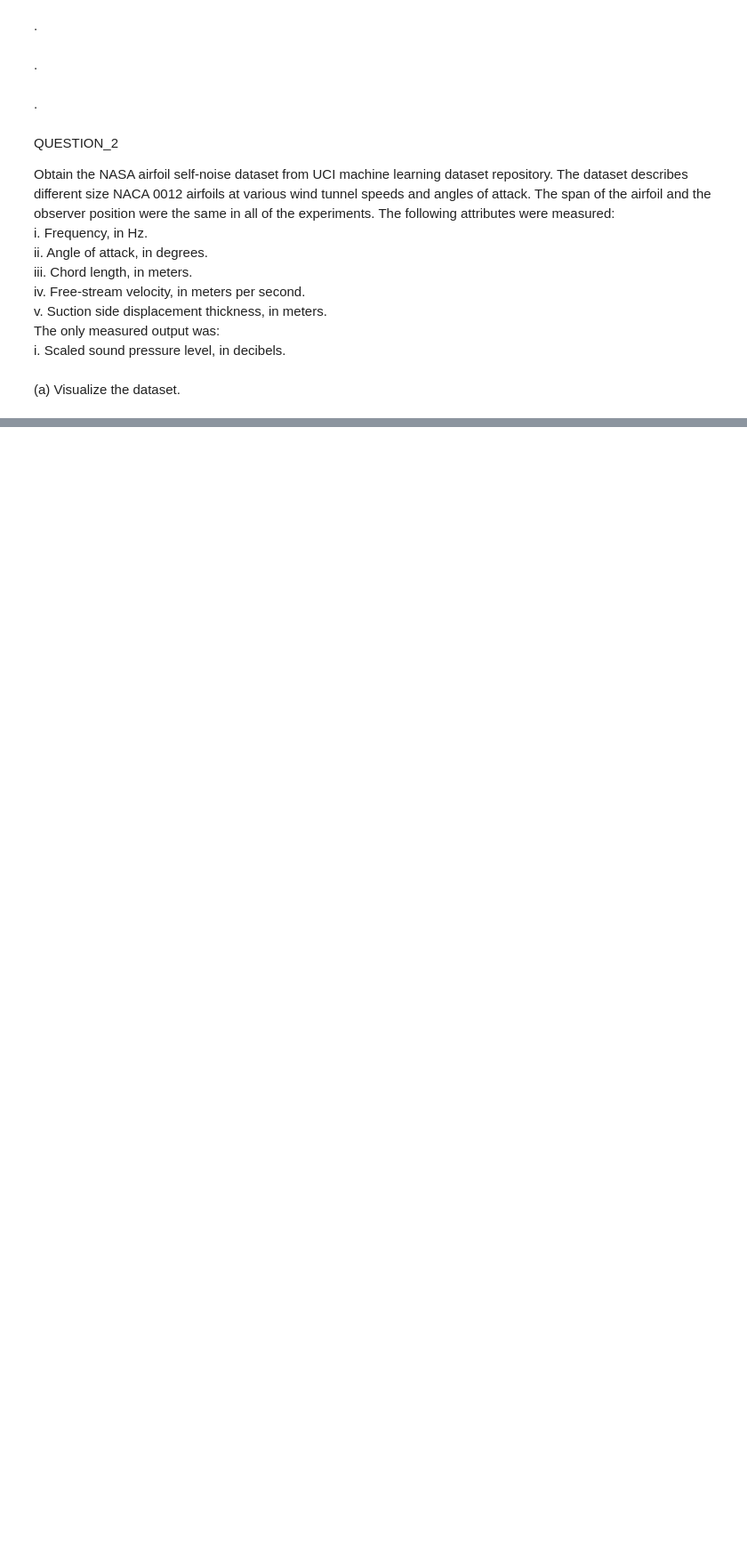
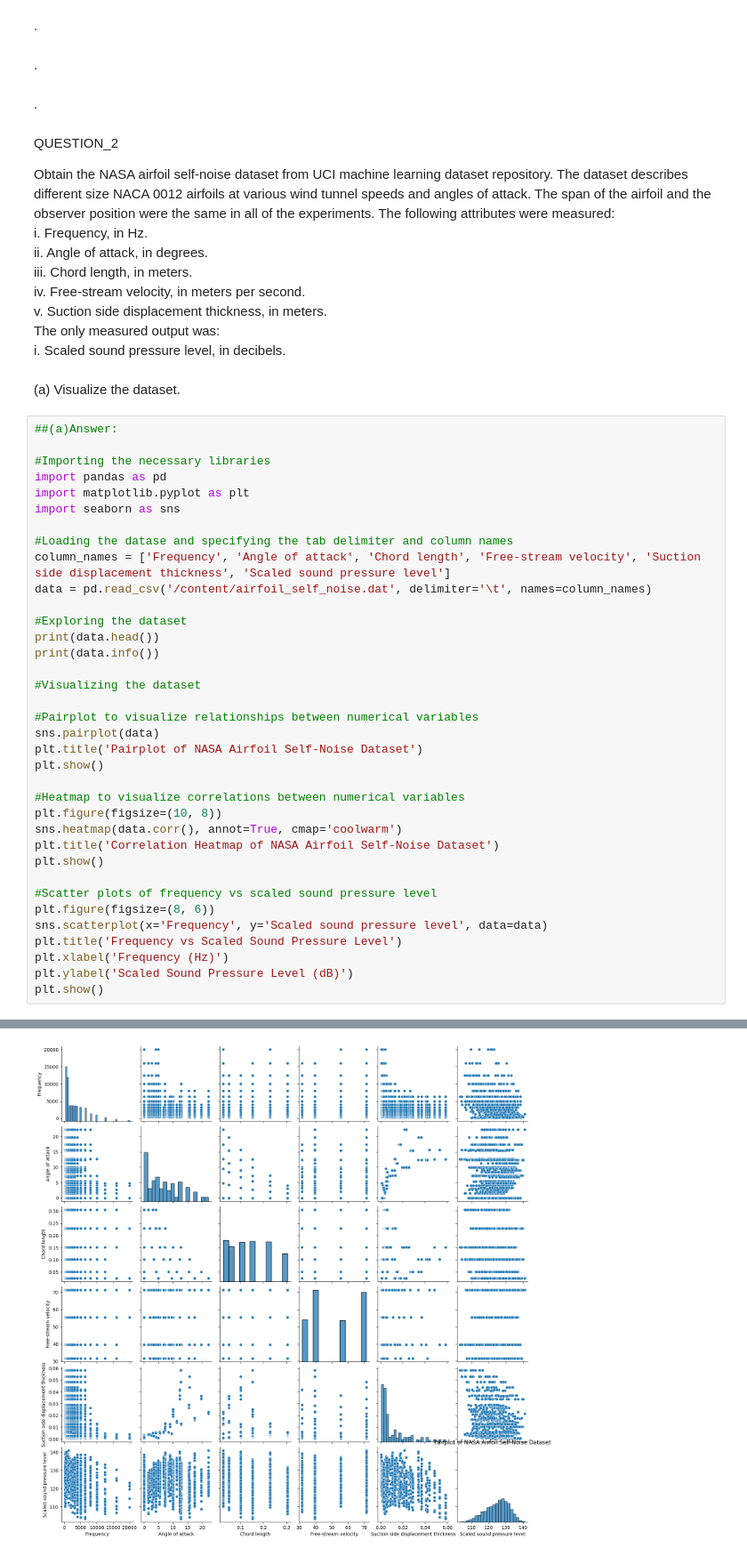
Before and after one commit to E-Ameke/ML_for_Engineering, a Jupyter notebook: ML_HW_4.ipynb, the cells around one changed output, grey strips where cells are left out. Shown: that part at 89% size. Cells and saved outputs as stored; diff of their text form; blank space fills up the shorter version.

```diff
--- a/ML_HW_4.ipynb
+++ b/ML_HW_4.ipynb
@@ -197,3 +197,40 @@ The only measured output was:<br>
 i. Scaled sound pressure level, in decibels.
 # %% [markdown]
 (a) Visualize the dataset.
+# %%
+##(a)Answer:
+
+#Importing the necessary libraries
+import pandas as pd
+import matplotlib.pyplot as plt
+import seaborn as sns
+
+#Loading the datase and specifying the tab delimiter and column names
+column_names = ['Frequency', 'Angle of attack', 'Chord length', 'Free-stream velocity', 'Suction side displacement thickness', 'Scaled sound pressure level']
+data = pd.read_csv('/content/airfoil_self_noise.dat', delimiter='\t', names=column_names)
+
+#Exploring the dataset
+print(data.head())
+print(data.info())
+
+#Visualizing the dataset
+
+#Pairplot to visualize relationships between numerical variables
+sns.pairplot(data)
+plt.title('Pairplot of NASA Airfoil Self-Noise Dataset')
+plt.show()
+
+#Heatmap to visualize correlations between numerical variables
+plt.figure(figsize=(10, 8))
+sns.heatmap(data.corr(), annot=True, cmap='coolwarm')
+plt.title('Correlation Heatmap of NASA Airfoil Self-Noise Dataset')
+plt.show()
+
+#Scatter plots of frequency vs scaled sound pressure level
+plt.figure(figsize=(8, 6))
+sns.scatterplot(x='Frequency', y='Scaled sound pressure level', data=data)
+plt.title('Frequency vs Scaled Sound Pressure Level')
+plt.xlabel('Frequency (Hz)')
+plt.ylabel('Scaled Sound Pressure Level (dB)')
+plt.show()
+# %% [output]
@@ -199,0 +254 @@ i. Scaled sound pressure level, in decibels.
+[figure, added]
```
Also changed, not shown: parts of 1 cell of this notebook.
